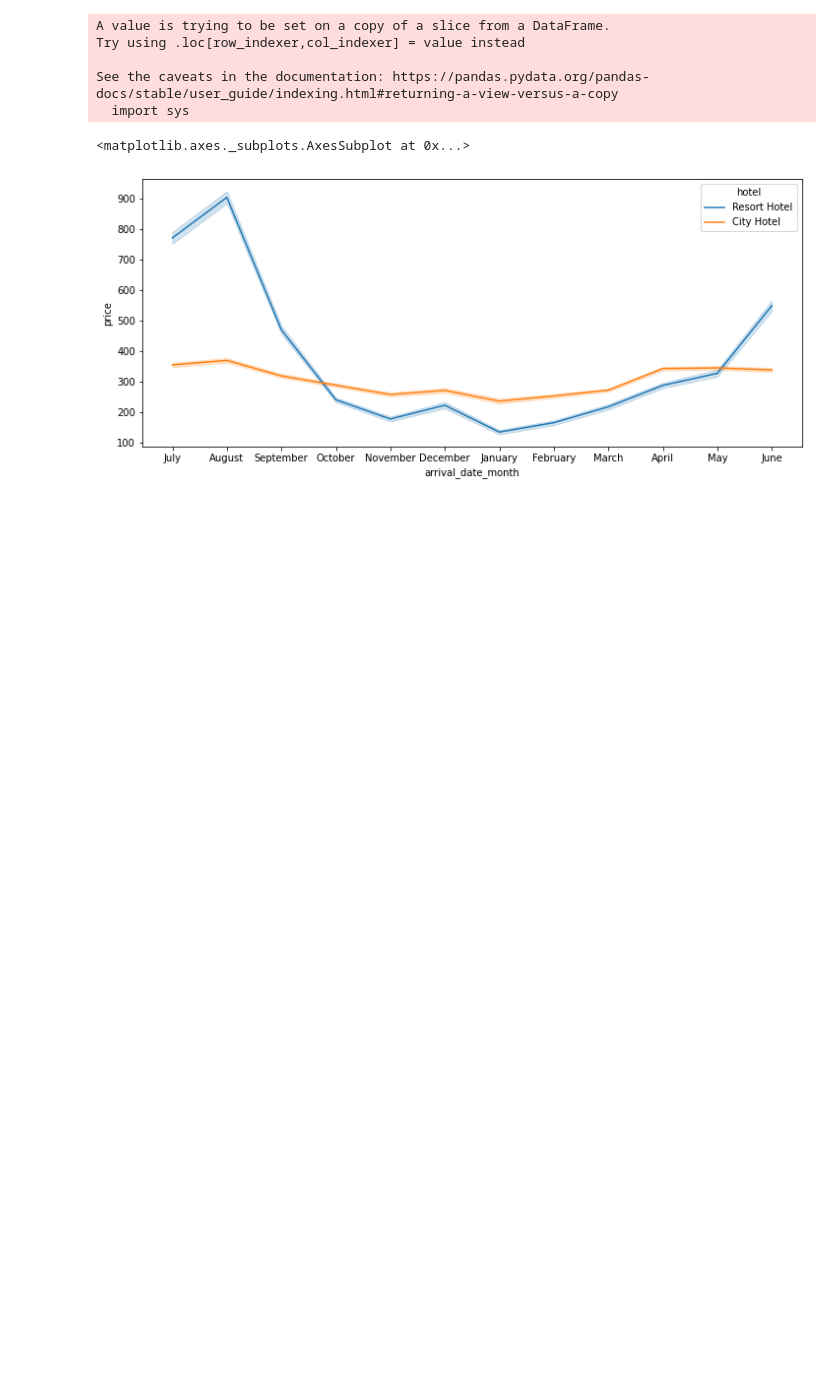
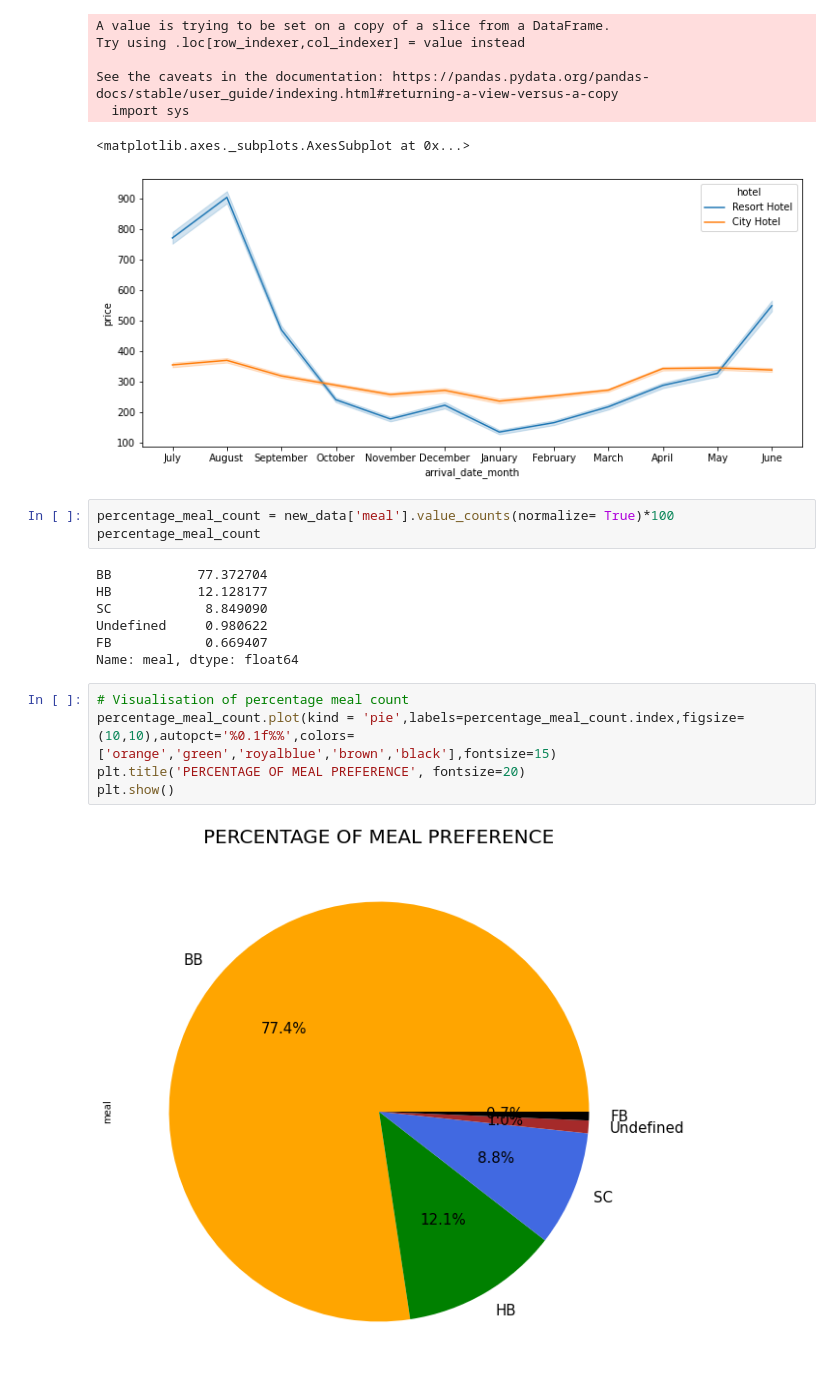
Before and after one commit to RanjithK2608/Hotel_Booking_Analysis, a Jupyter notebook: Hotel_Booking_Analysis_Capstone_Project.ipynb, the cells around one changed output. Saved outputs shown, nothing was run; the diff lists cells and outputs as text; blank space fills up the shorter version.

```diff
--- a/Hotel_Booking_Analysis_Capstone_Project.ipynb
+++ b/Hotel_Booking_Analysis_Capstone_Project.ipynb
@@ -445,3 +480,20 @@ See the caveats in the documentation: https://pandas.pydata.org/pandas-docs/stab
   import sys
 <matplotlib.axes._subplots.AxesSubplot at 0x...>
 [figure]
+# %%
+percentage_meal_count = new_data['meal'].value_counts(normalize= True)*100
+percentage_meal_count
+# %% [output]
+BB           77.372704
+HB           12.128177
+SC            8.849090
+Undefined     0.980622
+FB            0.669407
+Name: meal, dtype: float64
+# %%
+# Visualisation of percentage meal count
+percentage_meal_count.plot(kind = 'pie',labels=percentage_meal_count.index,figsize=(10,10),autopct='%0.1f%%',colors=['orange','green','royalblue','brown','black'],fontsize=15)
+plt.title('PERCENTAGE OF MEAL PREFERENCE', fontsize=20)
+plt.show()
+# %% [output]
+[figure, added]
```
Also changed, not shown: parts of 30 cells of this notebook.
